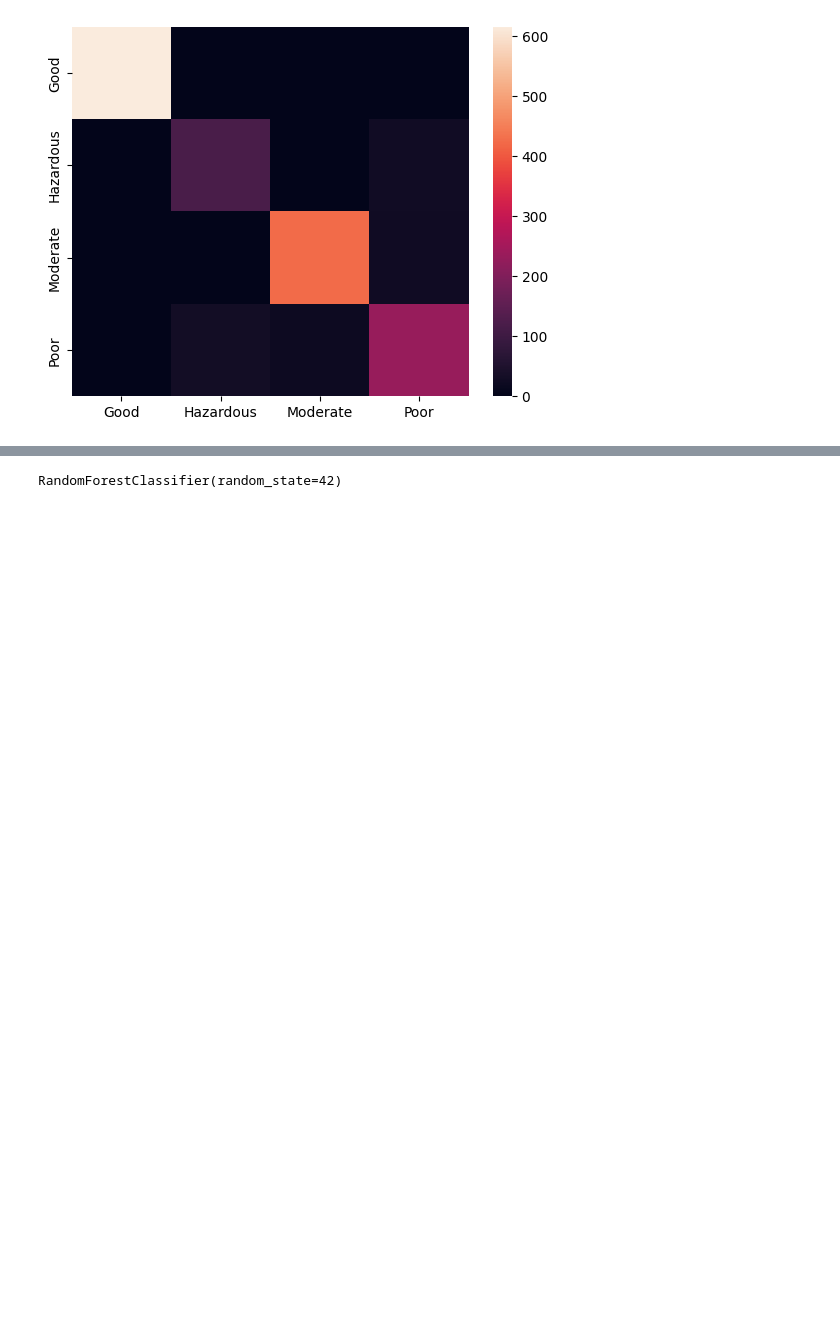
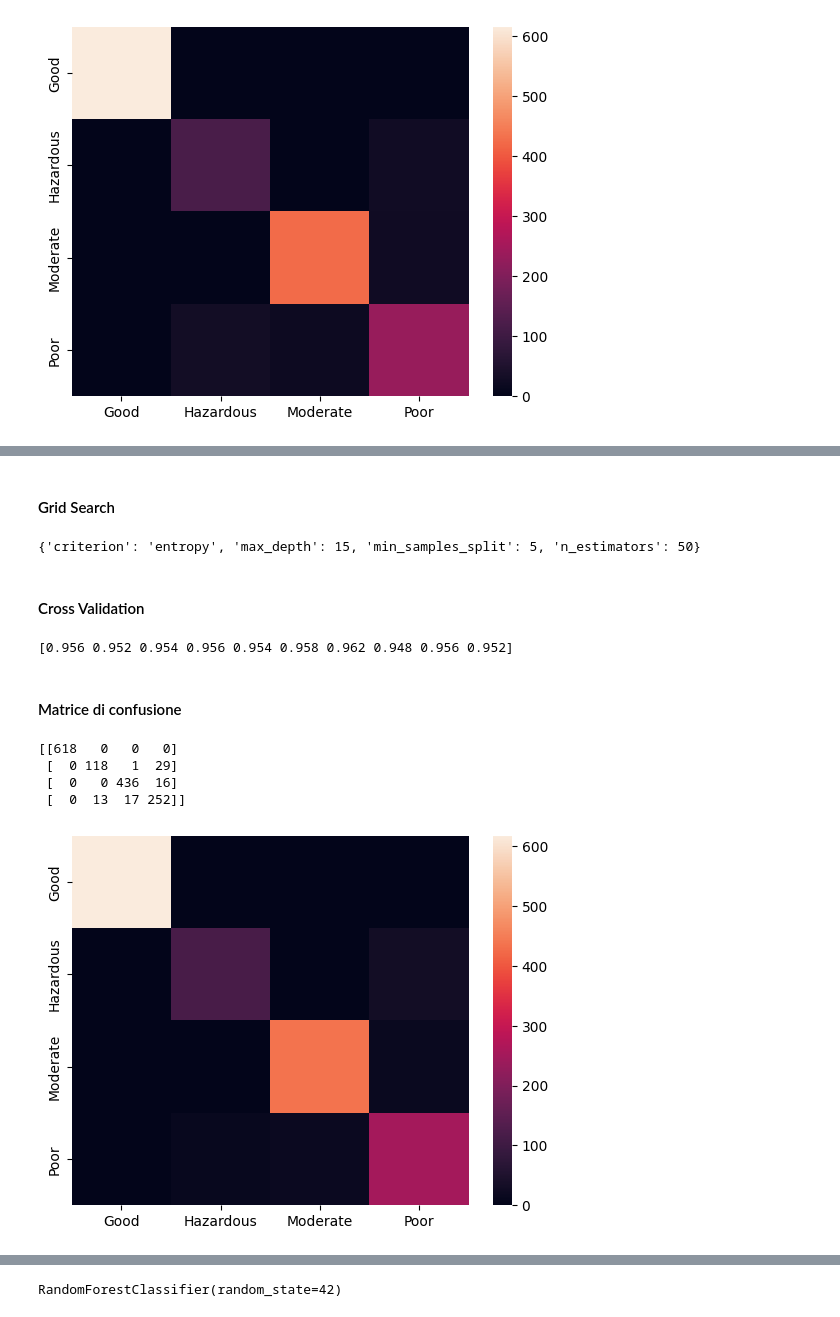
Before and after one commit to MauroMuratore/machine-learning, a Jupyter notebook: main.ipynb, the cells around one changed output, grey strips where cells are left out. Saved outputs shown, nothing was run; the diff lists cells and outputs as text; code cells hidden in the pictures; blank space fills up the shorter version.

```diff
--- a/main.ipynb
+++ b/main.ipynb
@@ -697,0 +689,51 @@ plot_confusion_matrix(y_val, y_pred)
+# %% [markdown]
+#### Grid Search
+# %%
+forest_min_search_grid = GridSearchCV(
+    RandomForestClassifier(random_state=RANDOM_SEED),
+    param_grid=forest_param_grid,
+    cv=5,
+    return_train_score=True
+)
+forest_min_search_grid.fit(X_train, y_train)
+grid_best_params = forest_min_search_grid.best_params_
+forest_param_list.append((grid_best_params["max_depth"], grid_best_params["min_samples_split"], grid_best_params["n_estimators"]))
+print(grid_best_params)
+# %% [output]
+{'criterion': 'entropy', 'max_depth': 15, 'min_samples_split': 5, 'n_estimators': 50}
+# %% [markdown]
+#### Cross Validation
+# %%
+max_forest_score =cross_val_score(
+    RandomForestClassifier(
+        criterion=grid_best_params["criterion"],
+        max_depth=grid_best_params["max_depth"],
+        min_samples_split=grid_best_params["min_samples_split"],
+        n_estimators=grid_best_params["n_estimators"],
+        random_state=RANDOM_SEED),
+    X,
+    y,
+    cv=10
+)
+print(max_forest_score)
+# %% [output]
+[0.956 0.952 0.954 0.956 0.954 0.958 0.962 0.948 0.956 0.952]
+# %% [markdown]
+#### Matrice di confusione
+# %%
+max_forest = RandomForestClassifier(
+    criterion=grid_best_params["criterion"],
+    max_depth=grid_best_params["max_depth"],
+    min_samples_split=grid_best_params["min_samples_split"],
+    n_estimators=grid_best_params["n_estimators"],
+    random_state=RANDOM_SEED
+)
+max_forest.fit(X_train, y_train)
+y_pred = max_forest.predict(X_val)
+plot_confusion_matrix(y_val, y_pred)
+# %% [output]
+[[618   0   0   0]
+ [  0 118   1  29]
+ [  0   0 436  16]
+ [  0  13  17 252]]
+[figure, added]
```
Also changed, not shown: parts of 100 cells of this notebook.
